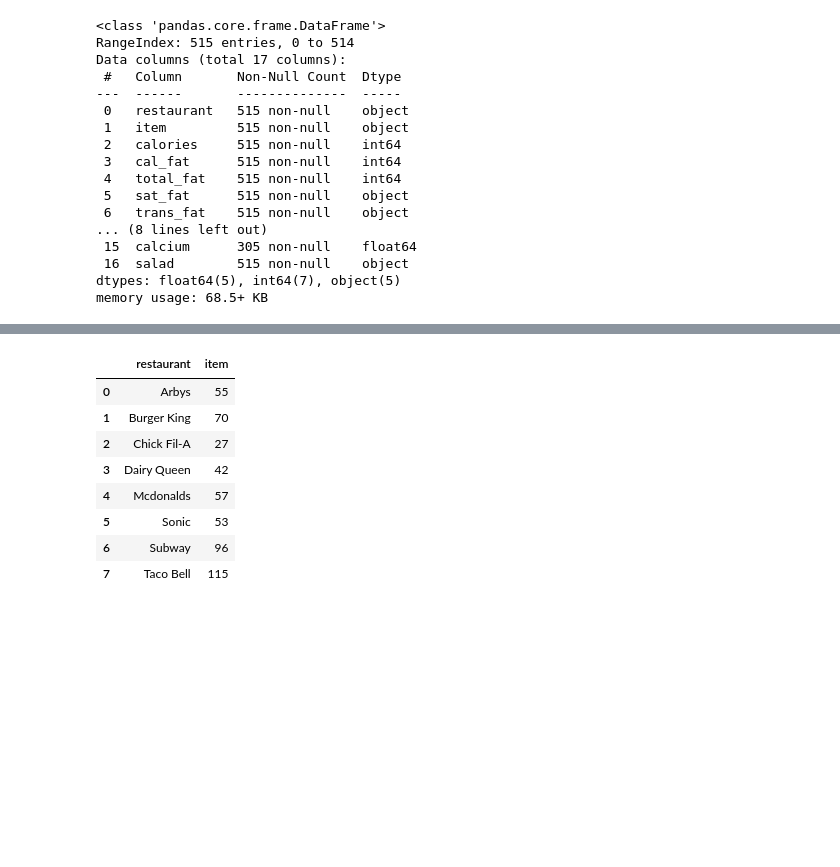
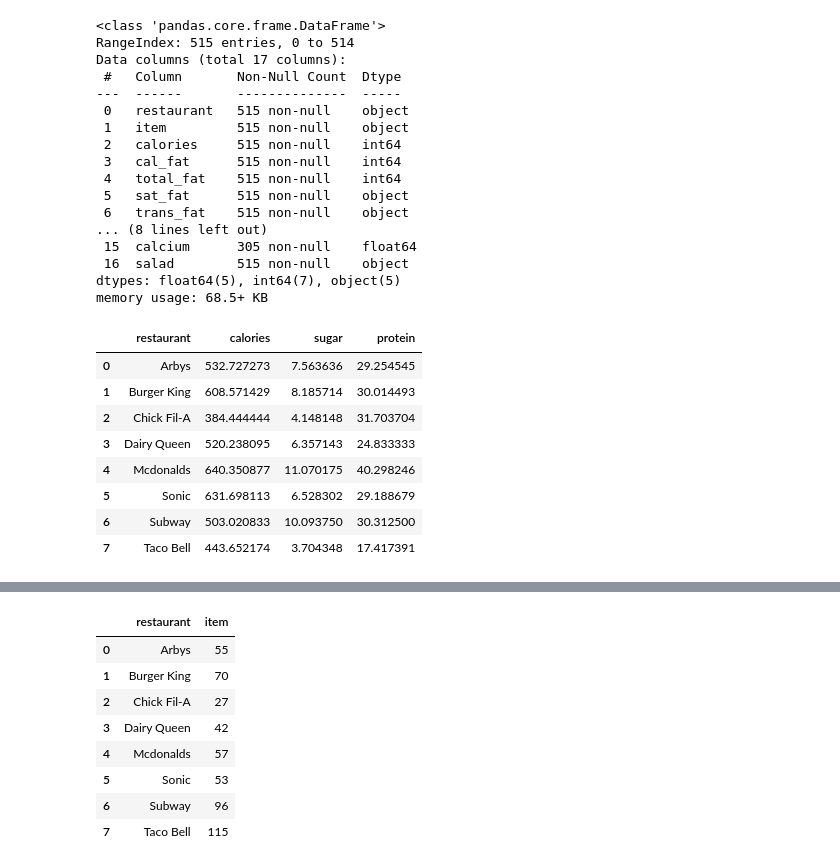
Before and after one commit to TgdaAlmeida/aula_coderhouse, a Jupyter notebook: CURSO_CODER/Aula11.ipynb, the cells around one changed output, grey strips where cells are left out. Cells and saved outputs as stored; diff of their text form; code cells hidden in the pictures; blank space fills up the shorter version.

```diff
--- a/CURSO_CODER/Aula11.ipynb
+++ b/CURSO_CODER/Aula11.ipynb
@@ -102,4 +125,16 @@ Data columns (total 17 columns):
  16  salad        515 non-null    object
 dtypes: float64(5), int64(7), object(5)
 memory usage: 68.5+ KB
+# %%
+df3
+# %% [output]
+|  | restaurant | calories | sugar | protein |
+| 0 | Arbys | 532.727273 | 7.563636 | 29.254545 |
+| 1 | Burger King | 608.571429 | 8.185714 | 30.014493 |
+| 2 | Chick Fil-A | 384.444444 | 4.148148 | 31.703704 |
+| 3 | Dairy Queen | 520.238095 | 6.357143 | 24.833333 |
+| 4 | Mcdonalds | 640.350877 | 11.070175 | 40.298246 |
+| 5 | Sonic | 631.698113 | 6.528302 | 29.188679 |
+| 6 | Subway | 503.020833 | 10.093750 | 30.312500 |
+| 7 | Taco Bell | 443.652174 | 3.704348 | 17.417391 |
 # %%
```
Also changed, not shown: parts of 14 cells of this notebook, 4 other files.
